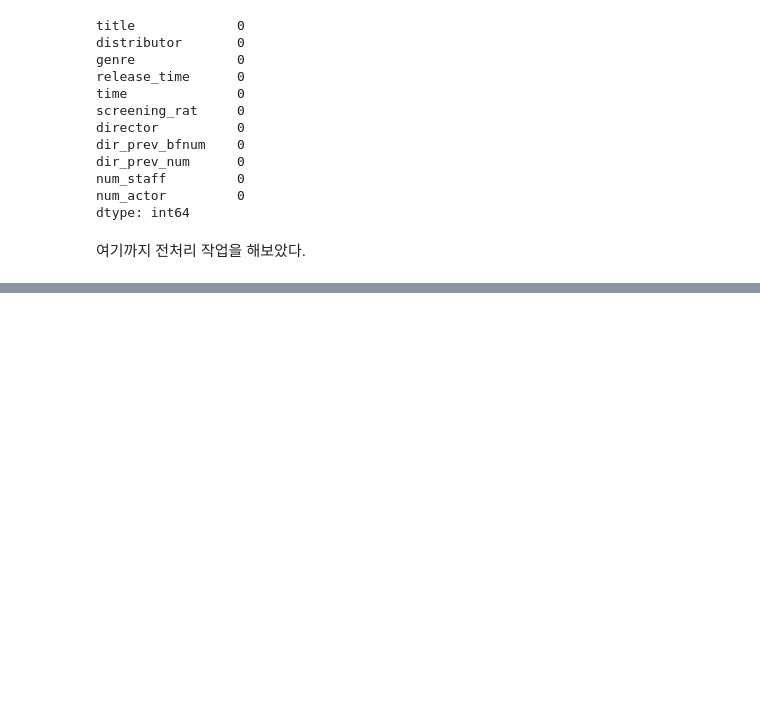
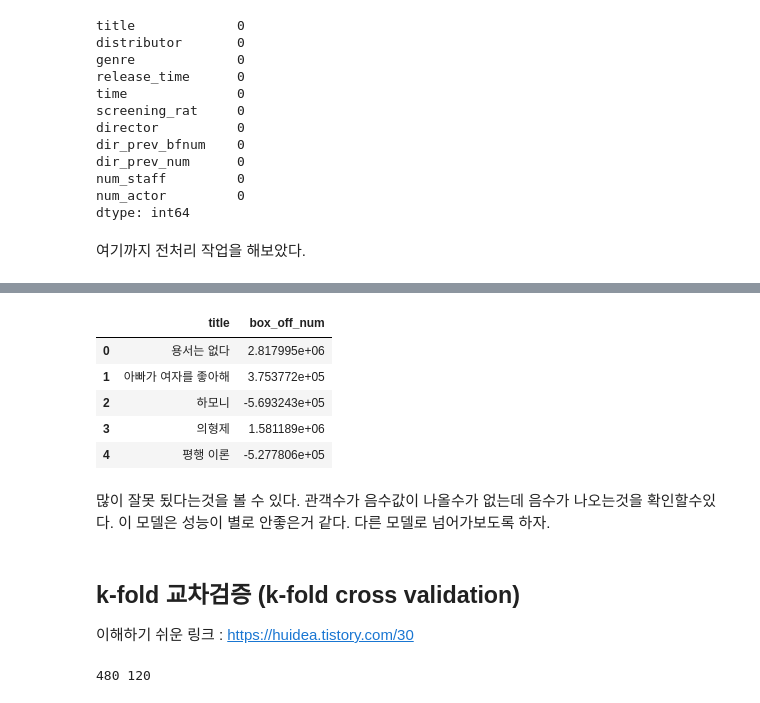
Before and after one commit to choiuikang/contest, a Jupyter notebook: dacon/Untitled1.ipynb, the cells around one changed output, grey strips where cells are left out. Cells and saved outputs as stored; diff of their text form; code cells hidden in the pictures; blank space fills up the shorter version.

```diff
--- a/dacon/Untitled1.ipynb
+++ b/dacon/Untitled1.ipynb
@@ -339,0 +374,14 @@ dtype: int64
+# %%
+singleLGBM.head()
+# %% [output]
+|  | title | box_off_num |
+| 0 | 용서는 없다 | 2.817995e+06 |
+| 1 | 아빠가 여자를 좋아해 | 3.753772e+05 |
+| 2 | 하모니 | -5.693243e+05 |
+| 3 | 의형제 | 1.581189e+06 |
+| 4 | 평행 이론 | -5.277806e+05 |
+# %% [markdown]
+많이 잘못 됬다는것을 볼 수 있다. 관객수가 음수값이 나올수가 없는데 음수가 나오는것을 확인할수있다. 이 모델은 성능이 별로 안좋은거 같다. 다른 모델로 넘어가보도록 하자.
+# %% [markdown]
+## k-fold 교차검증 (k-fold cross validation)
+이해하기 쉬운 링크 : https://huidea.tistory.com/30
@@ -339,0 +392,6 @@ dtype: int64
+# %%
+for train_idx, val_idx in k_fold.split(X_train):
+    print(len(train_idx), len(val_idx))
+    break
+# %% [output]
+480 120
```
Also changed, not shown: parts of 15 cells of this notebook, 1 other file.
